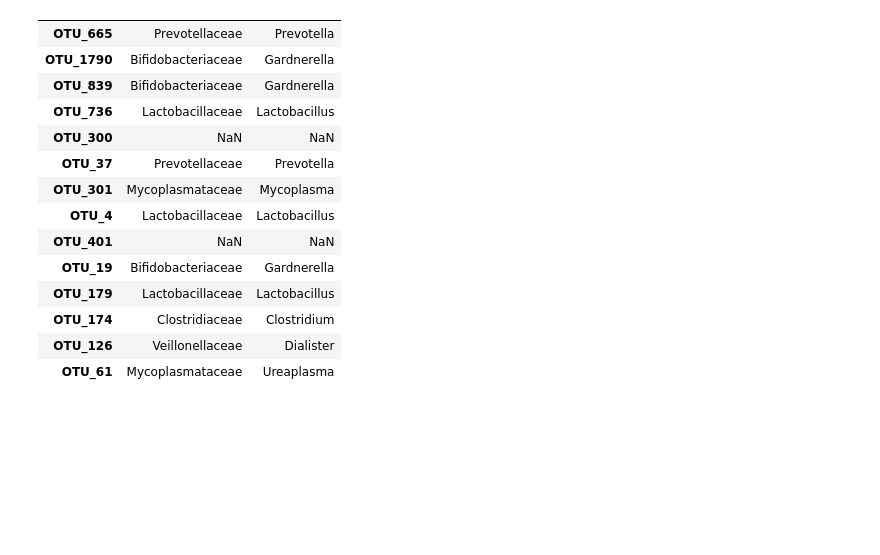
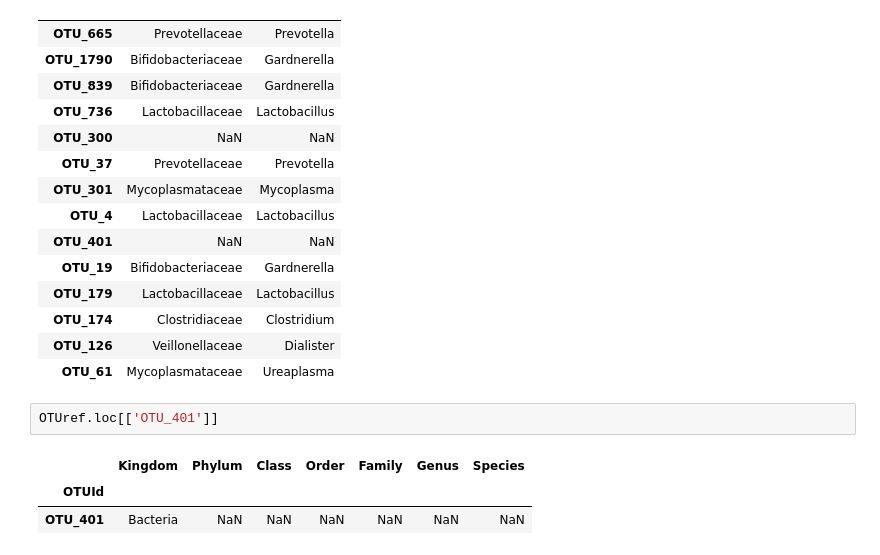
Before and after one commit to annabelng/microbiome, a Jupyter notebook: Training.ipynb, the cells around one changed output. Cells and saved outputs as stored; diff of their text form; blank space fills up the shorter version.

```diff
--- a/Training.ipynb
+++ b/Training.ipynb
@@ -522,3 +527,9 @@ vaginal_bacteria
 | OTU_174 | Clostridiaceae | Clostridium |
 | OTU_126 | Veillonellaceae | Dialister |
 | OTU_61 | Mycoplasmataceae | Ureaplasma |
+# %%
+OTUref.loc[['OTU_401']]
+# %% [output]
+|  | Kingdom | Phylum | Class | Order | Family | Genus | Species |
+| OTUId |  |  |  |  |  |  |  |
+| OTU_401 | Bacteria | NaN | NaN | NaN | NaN | NaN | NaN |
```
Also changed, not shown: parts of 2 cells of this notebook.
